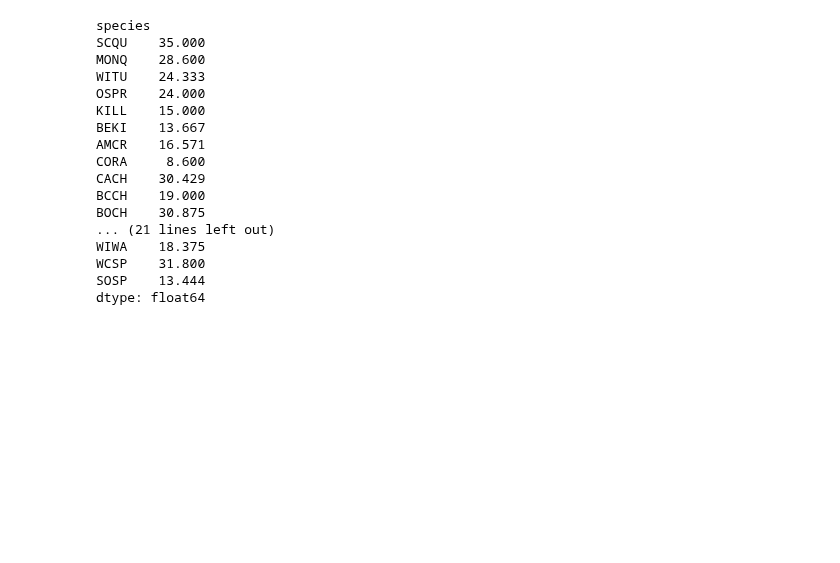
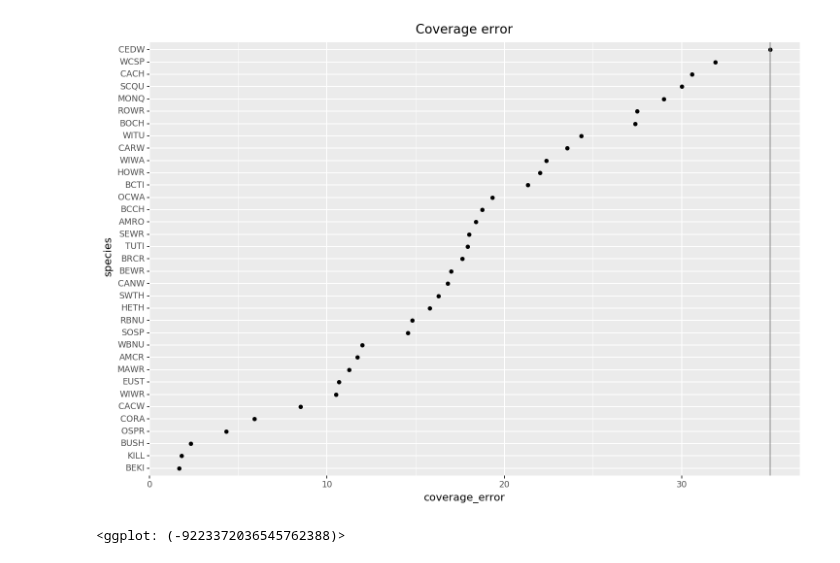
Before and after one commit to jdanbrown/birdgram, a Jupyter notebook: features/notebooks/20180524_eval_classifiers.ipynb, the cells around one changed output. Drawn from its saved outputs; the diff is of its cells as text; code cells hidden in the pictures; blank space fills up the shorter version.

```diff
--- a/features/notebooks/20180524_eval_classifiers.ipynb
+++ b/features/notebooks/20180524_eval_classifiers.ipynb
@@ -183,23 +237,16 @@ search.similar_recs(recs_test[:5], 10)
-# %%
-search.coverage_error(recs_test, by='species')
-# %% [output]
-species
-SCQU    35.000
-MONQ    28.600
-WITU    24.333
-OSPR    24.000
-KILL    15.000
-BEKI    13.667
-AMCR    16.571
-CORA     8.600
-CACH    30.429
-BCCH    19.000
-BOCH    30.875
-... (21 lines left out)
-WIWA    18.375
-WCSP    31.800
-SOSP    13.444
-dtype: float64
+# %%
+(search.coverage_error(recs_test, by='species')
+    .pipe(lambda df: df_transform_cat(df, lambda _: df.sort_values('coverage_error').species, 'species'))
+    .pipe(ggplot, aes(x='species', y='coverage_error'))
+    + geom_point()
+    + coord_flip()
+    + geom_hline(yintercept=len(set(search.fit_classes_)), color='grey')
+    + theme_figsize('inline')
+    + ggtitle('Coverage error')
+)
+# %% [output]
+[figure, added]
+<ggplot: (-9223372036545762388)>
 # %%
 %%time
 with with_figsize('full'):
```
Also changed, not shown: parts of 16 cells of this notebook, 10 other files.
